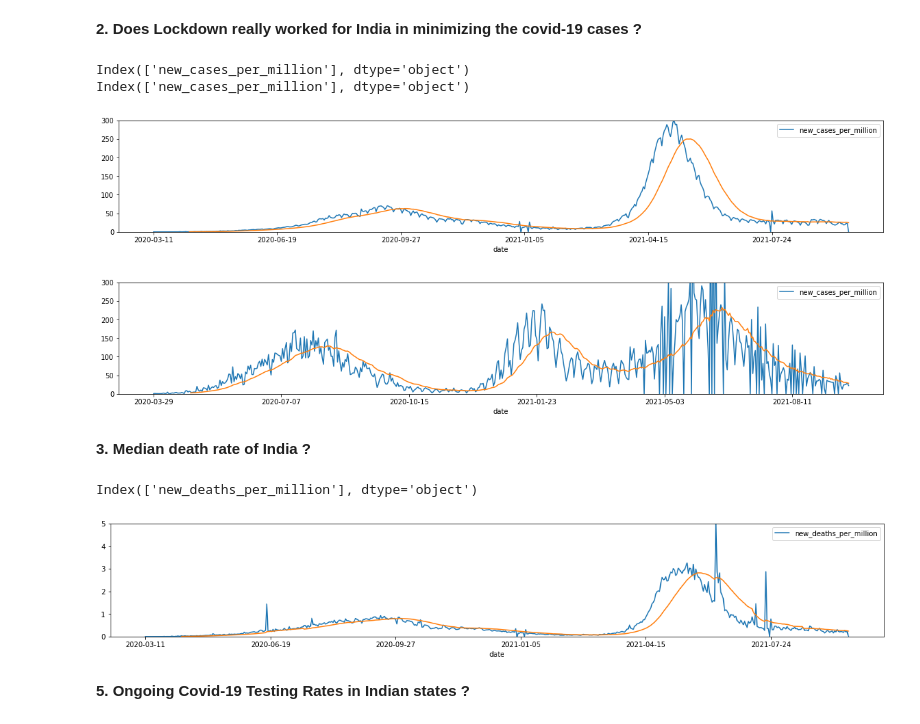
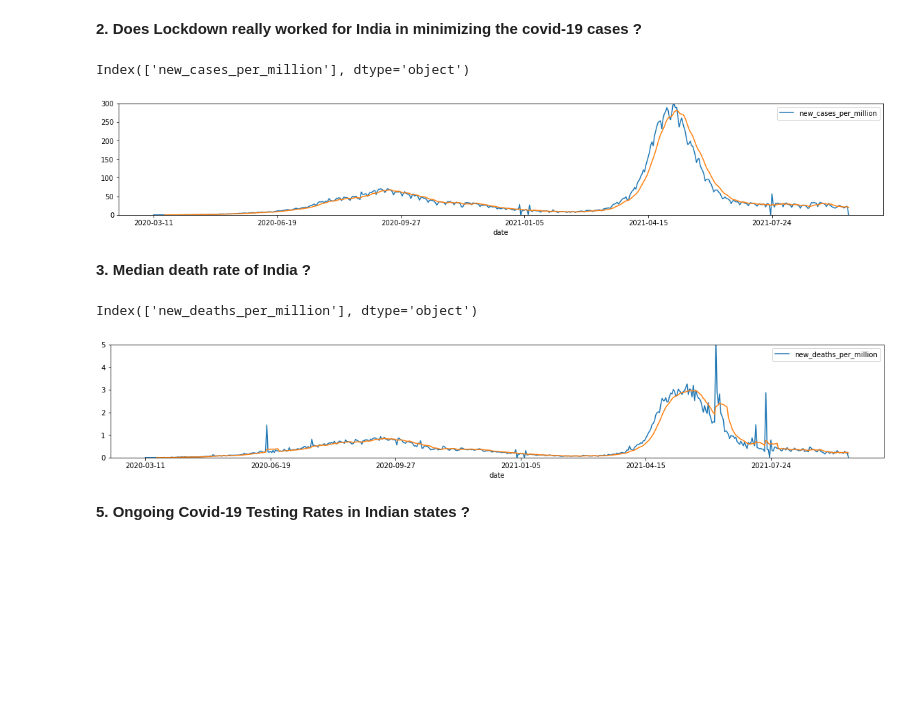
Before and after one commit to Indranil-Sarmah/CA600-Mini-Project-Impact-of-Covid19-Data-Analysis, a Jupyter notebook: CA600_Mini_Project.ipynb, the cells around one changed output. Drawn from its saved outputs; the diff is of its cells as text; code cells hidden in the pictures; blank space fills up the shorter version.

Commit message:
removed bolavia's lockdown map

```diff
--- a/CA600_Mini_Project.ipynb
+++ b/CA600_Mini_Project.ipynb
@@ -144,36 +144,33 @@ Name: total_cases, dtype: float64
 # %%
 
 def plot_covid_data(country, col, plot_ma=False, y_max=150):
 
     # Get indexes for location rows equal to country name
     indexer = owid_df[owid_df['location']==country].index
     # Get dataframe location and column data for country name
     country_df = owid_df.loc[indexer, 'date':col]
     # Delete NaN values
     country_df = country_df.dropna()
     # Set date as index
     country_df.set_index('date', inplace=True)
     # Remove all columns except for what we need
     country_df.drop(country_df.columns.difference([col]), 1, inplace=True)
     country_df.plot(figsize=(20,3), ylim=[0,y_max])
 
     # Plot moving average if requested
     if plot_ma:
         # Plot a 30 day moving average
-        country_df.rolling(window=30).mean()[col].plot()
+        country_df.rolling(window=10).mean()[col].plot()
     print(country_df.columns)
 
 # Least restrictive lockdown
 plot_covid_data('India', 'new_cases_per_million', True,300)
-# Most restrictive lockdown measures , India compared to bolavia lockdown
-plot_covid_data('Bolivia', 'new_cases_per_million', True,300)
+
 
 # owid_df.columns
 # %% [output]
 Index(['new_cases_per_million'], dtype='object')
-Index(['new_cases_per_million'], dtype='object')
-[figure, old version]
+[figure, new version]
-[figure, removed]
 # %% [markdown]
 **3. Median death rate of India ?**
 # %%
@@ -181,7 +178,7 @@ Index(['new_cases_per_million'], dtype='object')
 plot_covid_data('India', 'new_deaths_per_million', True, 5)
 # %% [output]
 Index(['new_deaths_per_million'], dtype='object')
-[figure, old version]
+[figure, new version]
 # %% [markdown]
 **5. Ongoing Covid-19 Testing Rates in Indian states ?**
 # %%
```
Also changed, not shown: parts of 2 cells of this notebook.
